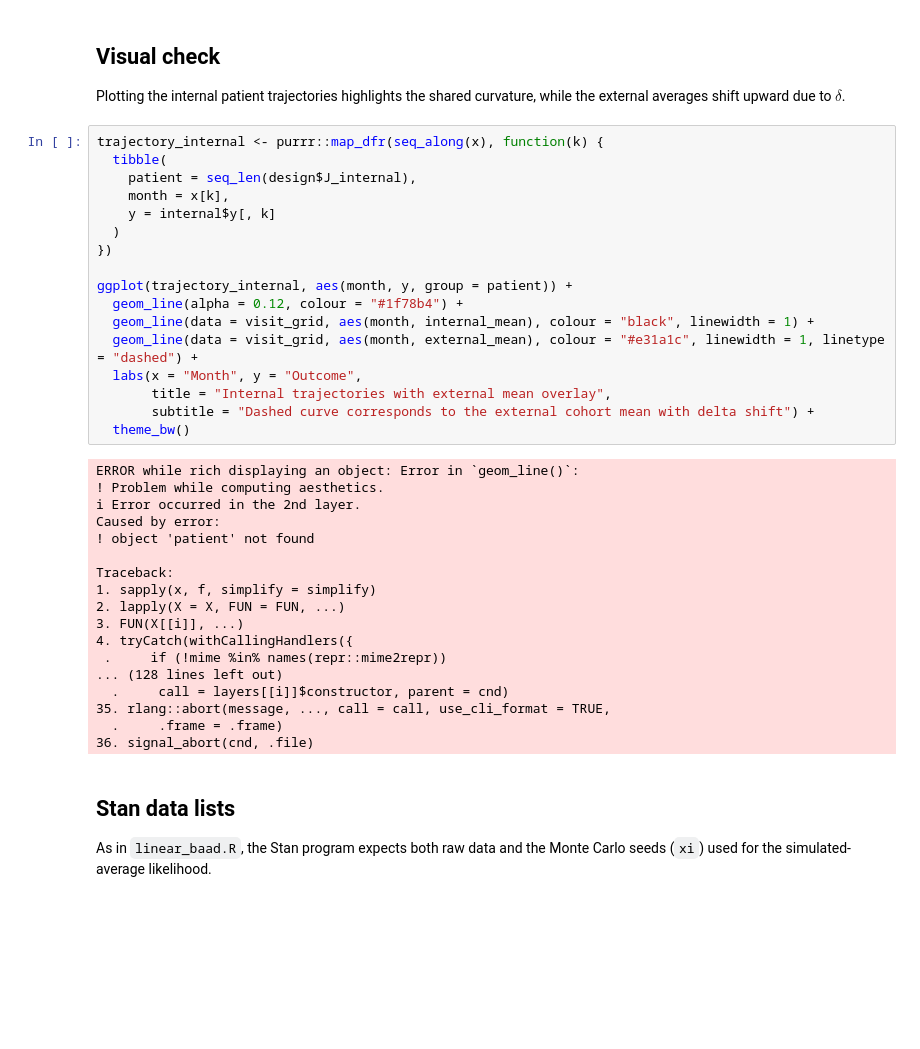
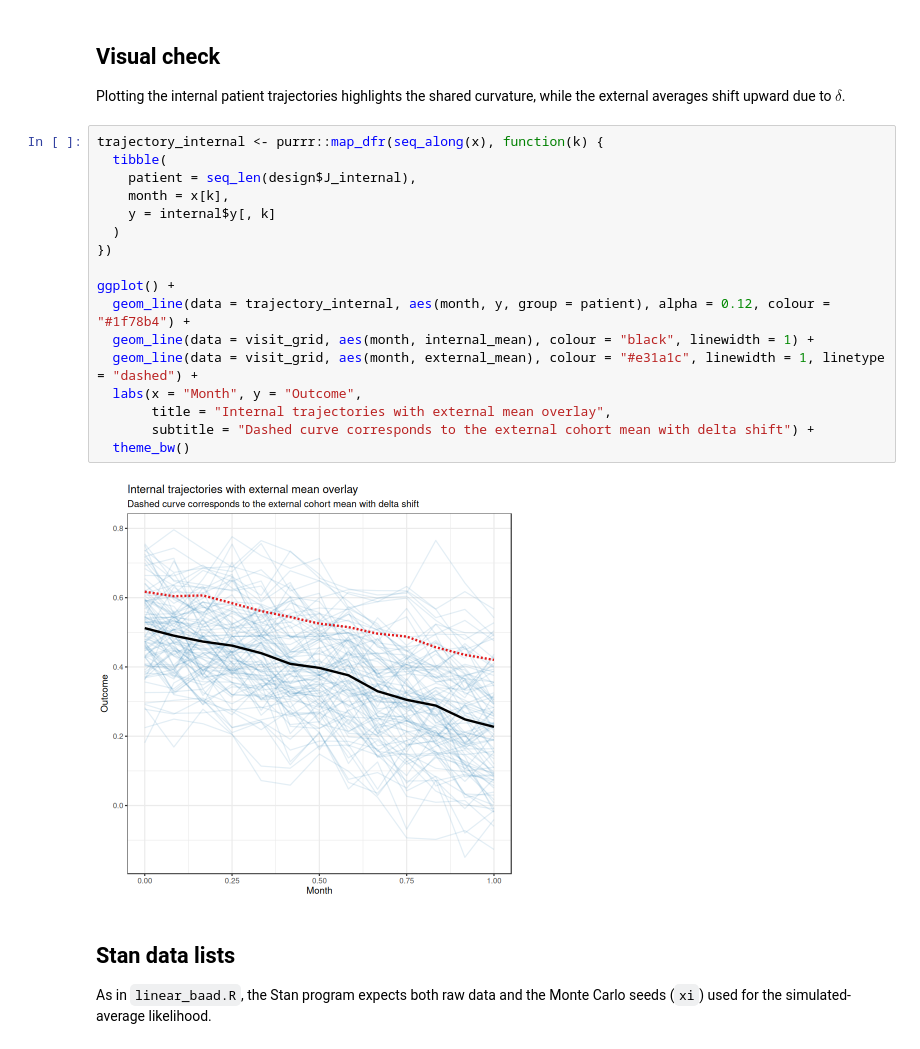
Before and after one commit to drclab/drclab.github.io, a Jupyter notebook: content/ipynb/pkpd_meta-202-sim.ipynb, the cells around one changed output. Cells and saved outputs as stored; diff of their text form; blank space fills up the shorter version.

```diff
--- a/content/ipynb/pkpd_meta-202-sim.ipynb
+++ b/content/ipynb/pkpd_meta-202-sim.ipynb
@@ -125,38 +125,22 @@ Plotting the internal patient trajectories highlights the shared curvature, whil
 # %%
 trajectory_internal <- purrr::map_dfr(seq_along(x), function(k) {
   tibble(
     patient = seq_len(design$J_internal),
     month = x[k],
     y = internal$y[, k]
   )
 })
 
-ggplot(trajectory_internal, aes(month, y, group = patient)) +
-  geom_line(alpha = 0.12, colour = "#1f78b4") +
+ggplot() +
+  geom_line(data = trajectory_internal, aes(month, y, group = patient), alpha = 0.12, colour = "#1f78b4") +
   geom_line(data = visit_grid, aes(month, internal_mean), colour = "black", linewidth = 1) +
   geom_line(data = visit_grid, aes(month, external_mean), colour = "#e31a1c", linewidth = 1, linetype = "dashed") +
   labs(x = "Month", y = "Outcome",
        title = "Internal trajectories with external mean overlay",
        subtitle = "Dashed curve corresponds to the external cohort mean with delta shift") +
   theme_bw()
 # %% [output]
-ERROR while rich displaying an object: Error in `geom_line()`:
-! Problem while computing aesthetics.
-ℹ Error occurred in the 2nd layer.
-Caused by error:
-! object 'patient' not found
-
-Traceback:
-1. sapply(x, f, simplify = simplify)
-2. lapply(X = X, FUN = FUN, ...)
-3. FUN(X[[i]], ...)
-4. tryCatch(withCallingHandlers({
- .     if (!mime %in% names(repr::mime2repr))
-... (128 lines left out)
-  .     call = layers[[i]]$constructor, parent = cnd)
-35. rlang::abort(message, ..., call = call, use_cli_format = TRUE,
-  .     .frame = .frame)
-36. signal_abort(cnd, .file)
+[figure, added]
 # %% [markdown]
 ## Stan data lists
 
```
Also changed, not shown: parts of 1 cell of this notebook, 10 other files.
